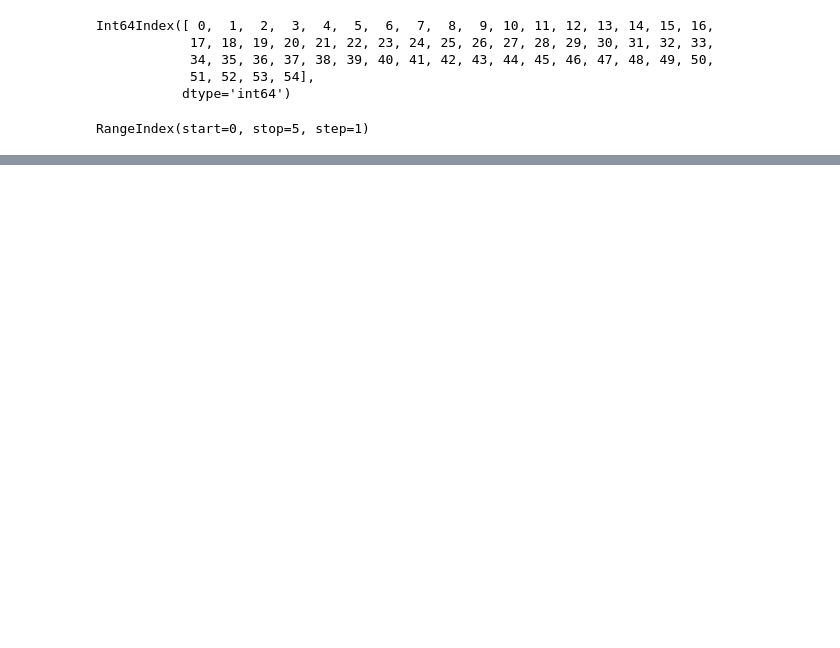
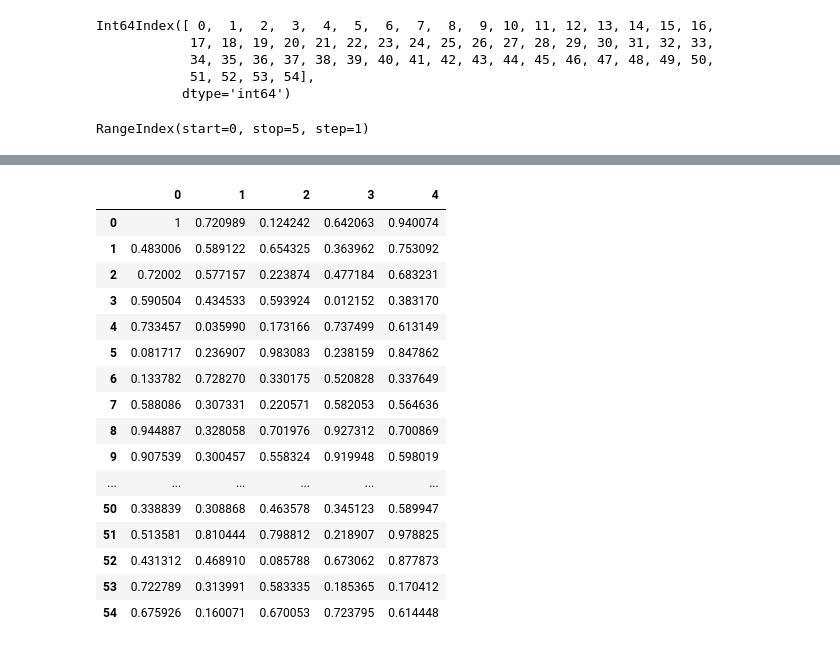
Before and after one commit to Kushal-Chandar/statistics-student-performance-analysis, a Jupyter notebook: pandas.ipynb, the cells around one changed output, grey strips where cells are left out. Cells and saved outputs as stored; diff of their text form; code cells hidden in the pictures; blank space fills up the shorter version.

```diff
--- a/pandas.ipynb
+++ b/pandas.ipynb
@@ -257,0 +253,22 @@ dataframe.sort_index(axis=1, ascending=False)
+# %%
+dataframe_ref = dataframe
+dataframe_ref[0][0] = 1
+dataframe # dataframe == dataframe_ref (it is a view)
+# %% [output]
+|  | 0 | 1 | 2 | 3 | 4 |
+| 0 | 1 | 0.720989 | 0.124242 | 0.642063 | 0.940074 |
+| 1 | 0.483006 | 0.589122 | 0.654325 | 0.363962 | 0.753092 |
+| 2 | 0.72002 | 0.577157 | 0.223874 | 0.477184 | 0.683231 |
+| 3 | 0.590504 | 0.434533 | 0.593924 | 0.012152 | 0.383170 |
+| 4 | 0.733457 | 0.035990 | 0.173166 | 0.737499 | 0.613149 |
+| 5 | 0.081717 | 0.236907 | 0.983083 | 0.238159 | 0.847862 |
+| 6 | 0.133782 | 0.728270 | 0.330175 | 0.520828 | 0.337649 |
+| 7 | 0.588086 | 0.307331 | 0.220571 | 0.582053 | 0.564636 |
+| 8 | 0.944887 | 0.328058 | 0.701976 | 0.927312 | 0.700869 |
+| 9 | 0.907539 | 0.300457 | 0.558324 | 0.919948 | 0.598019 |
+| ... | ... | ... | ... | ... | ... |
+| 50 | 0.338839 | 0.308868 | 0.463578 | 0.345123 | 0.589947 |
+| 51 | 0.513581 | 0.810444 | 0.798812 | 0.218907 | 0.978825 |
+| 52 | 0.431312 | 0.468910 | 0.085788 | 0.673062 | 0.877873 |
+| 53 | 0.722789 | 0.313991 | 0.583335 | 0.185365 | 0.170412 |
+| 54 | 0.675926 | 0.160071 | 0.670053 | 0.723795 | 0.614448 |
```
Also changed, not shown: parts of 24 cells of this notebook.
